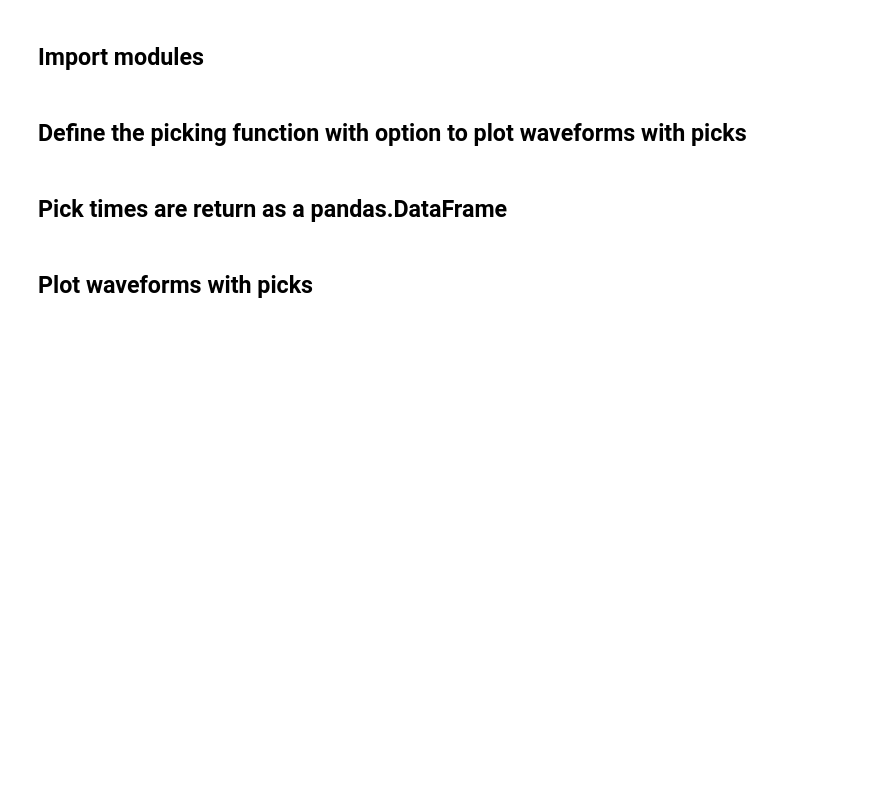
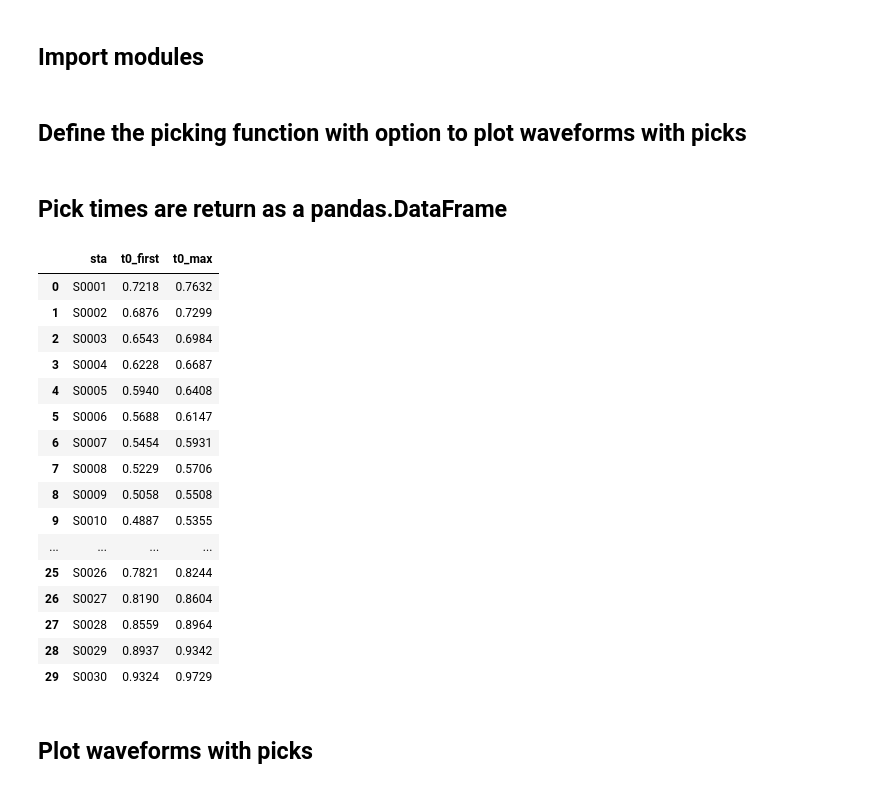
Before and after one commit to HongjianFang/ScatterTomo, a Jupyter notebook: jupyter/pick_synthetics.ipynb, the cells around one changed output. Drawn from its saved outputs; the diff is of its cells as text; code cells hidden in the pictures; blank space fills up the shorter version.

```diff
--- a/jupyter/pick_synthetics.ipynb
+++ b/jupyter/pick_synthetics.ipynb
@@ -63,6 +66,24 @@ def pick(wf_file, md_file, recordlength=1.5, plot=False):
 # %% [markdown]
 ## Pick times are return as a pandas.DataFrame
 # %%
-pick('../data/00012.su', '../data/STATIONS')
+pick('../data/wfs/00012.su', '../data/STATIONS')
+# %% [output]
+|  | sta | t0_first | t0_max |
+| 0 | S0001 | 0.7218 | 0.7632 |
+| 1 | S0002 | 0.6876 | 0.7299 |
+| 2 | S0003 | 0.6543 | 0.6984 |
+| 3 | S0004 | 0.6228 | 0.6687 |
+| 4 | S0005 | 0.5940 | 0.6408 |
+| 5 | S0006 | 0.5688 | 0.6147 |
+| 6 | S0007 | 0.5454 | 0.5931 |
+| 7 | S0008 | 0.5229 | 0.5706 |
+| 8 | S0009 | 0.5058 | 0.5508 |
+| 9 | S0010 | 0.4887 | 0.5355 |
+| ... | ... | ... | ... |
+| 25 | S0026 | 0.7821 | 0.8244 |
+| 26 | S0027 | 0.8190 | 0.8604 |
+| 27 | S0028 | 0.8559 | 0.8964 |
+| 28 | S0029 | 0.8937 | 0.9342 |
+| 29 | S0030 | 0.9324 | 0.9729 |
 # %% [markdown]
 ## Plot waveforms with picks
```
Also changed, not shown: parts of 6 cells of this notebook, 31 other files.
